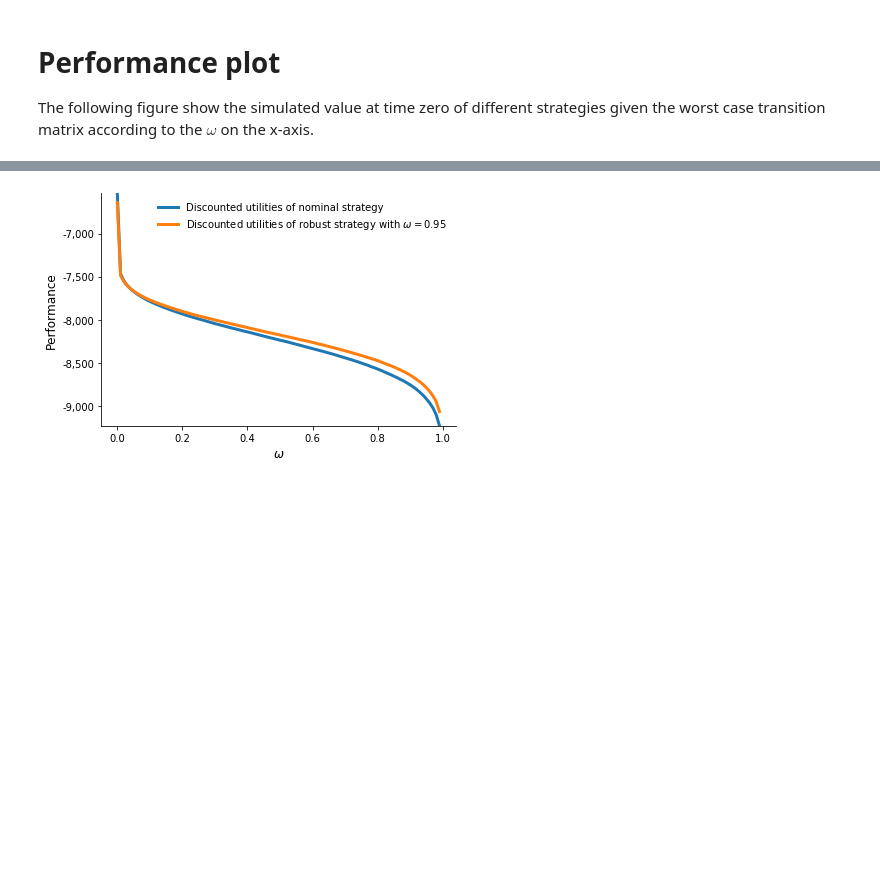
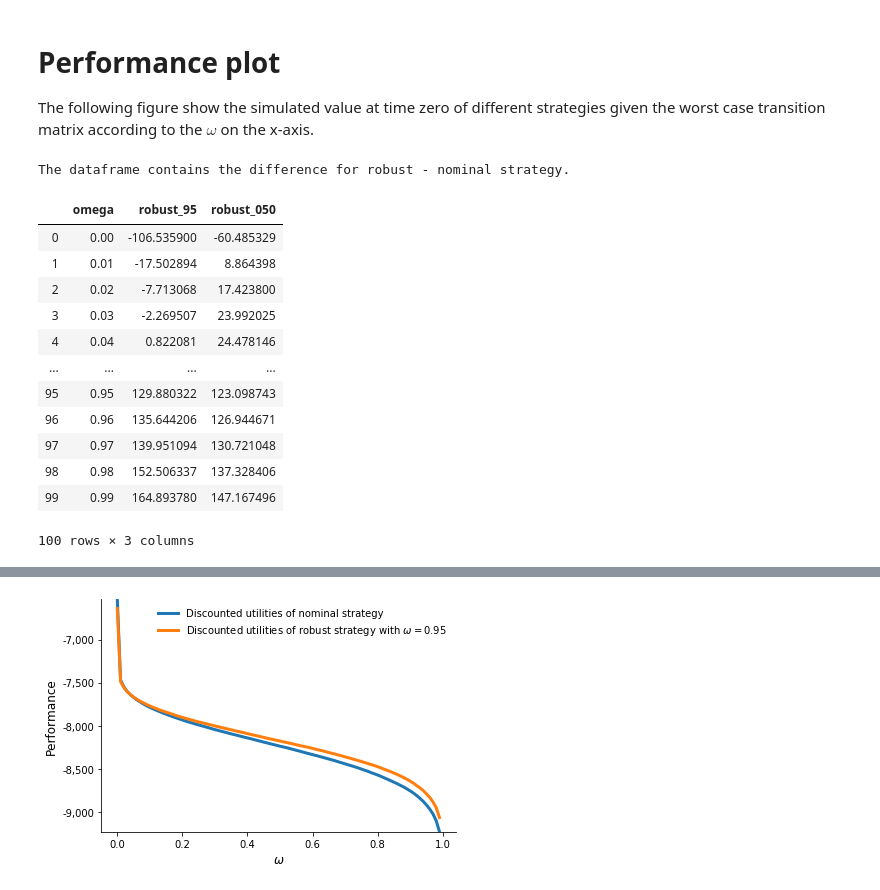
Before and after one commit to robustzurcher/analysis, a Jupyter notebook: notebooks/03_application.ipynb, the cells around one changed output, grey strips where cells are left out. Cells and saved outputs as stored; diff of their text form; code cells hidden in the pictures; blank space fills up the shorter version.

Commit message:
Added df for difference spli.

```diff
--- a/notebooks/03_application.ipynb
+++ b/notebooks/03_application.ipynb
@@ -126,6 +126,23 @@ get_performance_decision_rules()
 # Performance plot
 
 The following figure show the simulated value at time zero of different strategies given the worst case transition matrix according to the $\omega$ on the x-axis.
+# %%
+get_difference_df()
+# %% [output]
+The dataframe contains the difference for robust - nominal strategy.
+|  | omega | robust_95 | robust_050 |
+| 0 | 0.00 | -106.535900 | -60.485329 |
+| 1 | 0.01 | -17.502894 | 8.864398 |
+| 2 | 0.02 | -7.713068 | 17.423800 |
+| 3 | 0.03 | -2.269507 | 23.992025 |
+| 4 | 0.04 | 0.822081 | 24.478146 |
+| ... | ... | ... | ... |
+| 95 | 0.95 | 129.880322 | 123.098743 |
+| 96 | 0.96 | 135.644206 | 126.944671 |
+| 97 | 0.97 | 139.951094 | 130.721048 |
+| 98 | 0.98 | 152.506337 | 137.328406 |
+| 99 | 0.99 | 164.893780 | 147.167496 |
+100 rows × 3 columns
 # %%
 get_difference_plot()
 # %% [output]
```
Also changed, not shown: parts of 1 cell of this notebook, 1 other file.
